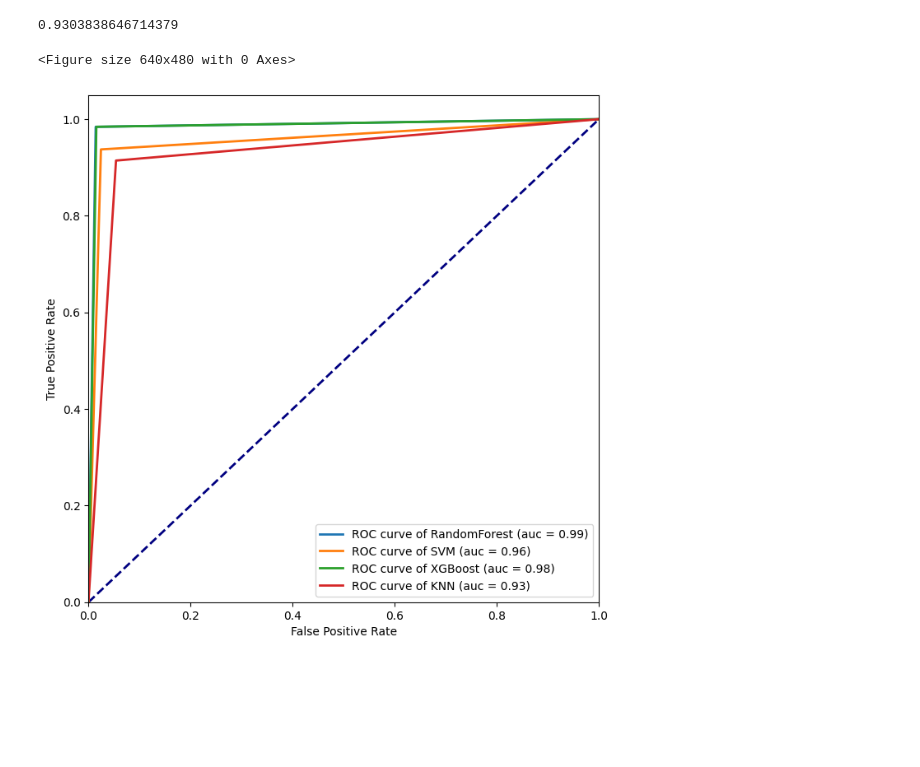
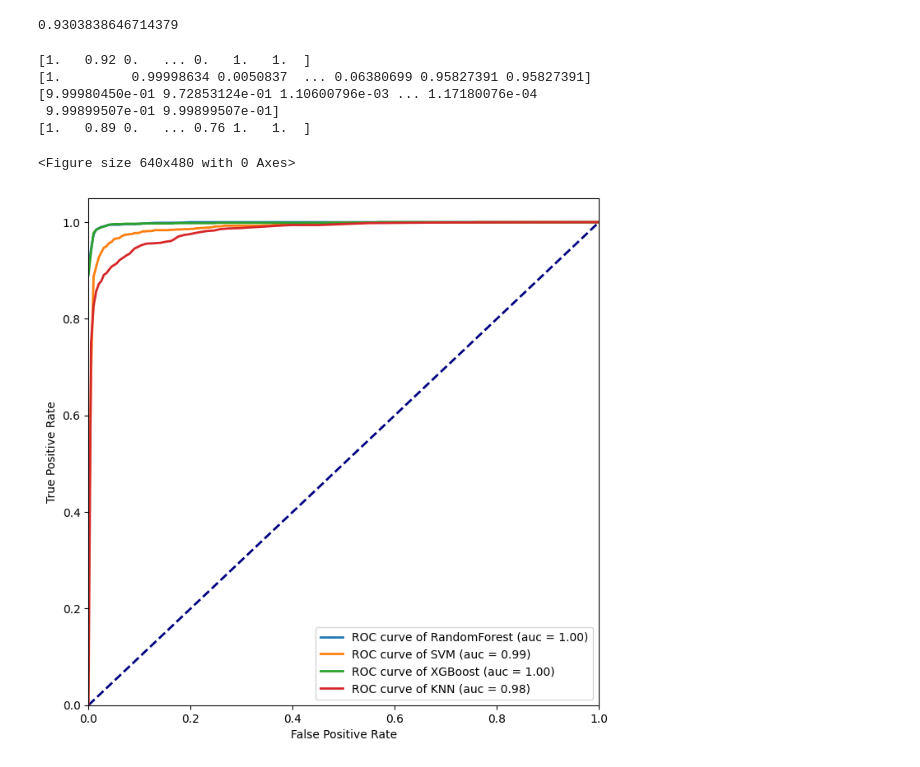
Before and after one commit to dukechain2333/ST112-Final, a Jupyter notebook: Phishing_BestFirst_Demo.ipynb, the cells around one changed output. Drawn from its saved outputs; the diff is of its cells as text; code cells hidden in the pictures; blank space fills up the shorter version.

```diff
--- a/Phishing_BestFirst_Demo.ipynb
+++ b/Phishing_BestFirst_Demo.ipynb
@@ -97,5 +101,6 @@ accuracy_score(y_test, label_predict_RF)
 # %%
+label_proba_RF = model.predict_proba(X_test)
 arg_name.append('RandomForest')
-predict_data.append(label_predict_RF)
-plot_roc(y_test=y_test,predict_data=predict_data,arg_name=arg_name)
+label_proba.append(label_proba_RF)
+plot_roc(y_test=y_test, label_proba=label_proba,arg_name=arg_name)
 # %% [output]
@@ -104,5 +110,5 @@ plot_roc(y_test=y_test,predict_data=predict_data,arg_name=arg_name)
 # %%
-clf = make_pipeline(StandardScaler(), SVC(gamma='auto'))
-clf.fit(X_train, y_train)
+model = make_pipeline(StandardScaler(), SVC(gamma='auto',probability=True))
+model.fit(X_train, y_train)
 # %% [output]
 Pipeline(steps=[('standardscaler', StandardScaler()),
@@ -117,7 +123,8 @@ accuracy_score(y_test,label_predict_SVM)
 # %% [output]
 0.9567338972023423
 # %%
+label_proba_SVM = model.predict_proba(X_test)
 arg_name.append('SVM')
-predict_data.append(label_predict_SVM)
-plot_roc(y_test=y_test,predict_data=predict_data,arg_name=arg_name)
+label_proba.append(label_proba_SVM)
+plot_roc(y_test=y_test, label_proba=label_proba,arg_name=arg_name)
 # %% [output]
@@ -146,7 +155,8 @@ accuracy_score(y_test,label_predict_XGBoost)
 # %% [output]
 0.9843851659076123
 # %%
+label_proba_XGBoost = model.predict_proba(X_test)
 arg_name.append('XGBoost')
-predict_data.append(label_predict_XGBoost)
-plot_roc(y_test=y_test,predict_data=predict_data,arg_name=arg_name)
+label_proba.append(label_proba_XGBoost)
+plot_roc(y_test=y_test, label_proba=label_proba,arg_name=arg_name)
 # %% [output]
@@ -167,9 +181,15 @@ accuracy_score(y_test,label_predict_KNN)
 # %% [output]
 0.9303838646714379
 # %%
+label_proba_KNN = model.predict_proba(X_test)
 arg_name.append('KNN')
-predict_data.append(label_predict_KNN)
-plot_roc(y_test=y_test,predict_data=predict_data,arg_name=arg_name)
+label_proba.append(label_proba_KNN)
+plot_roc(y_test=y_test, label_proba=label_proba,arg_name=arg_name)
 # %% [output]
-<Figure size 640x480 with 0 Axes>
+[1.   0.92 0.   ... 0.   1.   1.  ]
+[1.         0.99998634 0.0050837  ... 0.06380699 0.95827391 0.95827391]
+[9.99980450e-01 9.72853124e-01 1.10600796e-03 ... 1.17180076e-04
+ 9.99899507e-01 9.99899507e-01]
+[1.   0.89 0.   ... 0.76 1.   1.  ]
+<Figure size 640x480 with 0 Axes>
-[figure, old version]
+[figure, new version]
```
Also changed, not shown: parts of 11 cells of this notebook, 1 other file.
